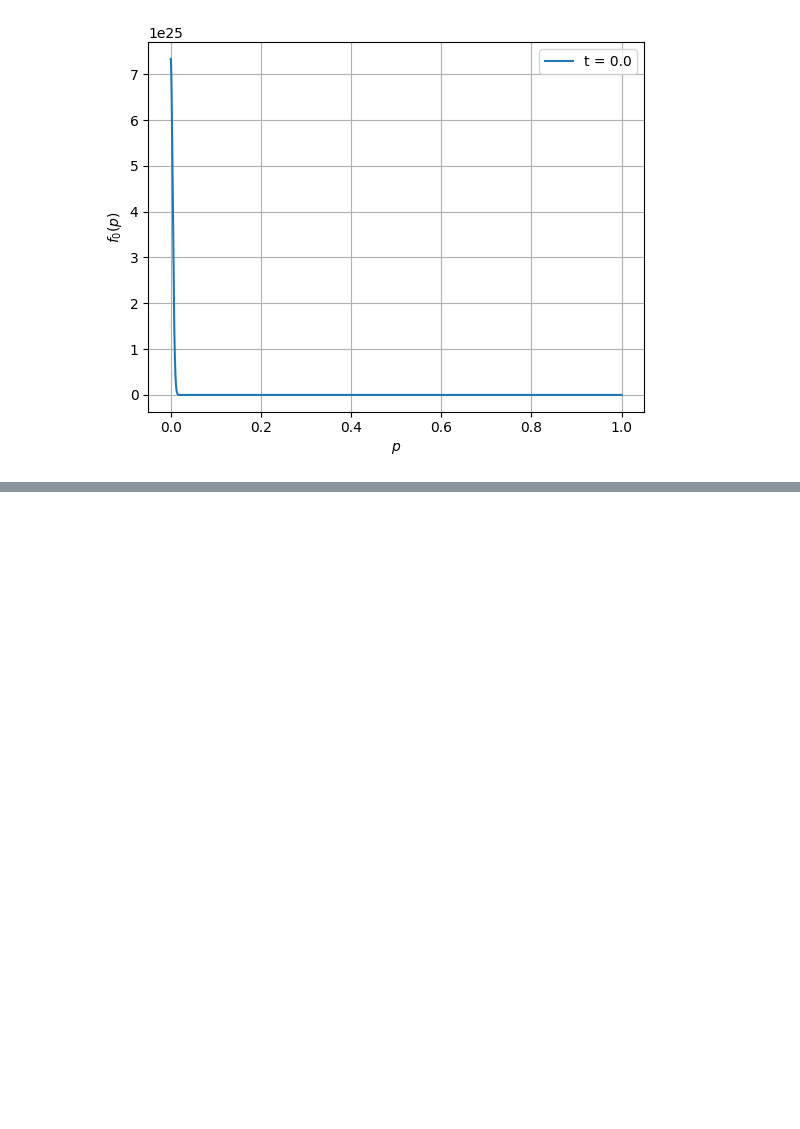
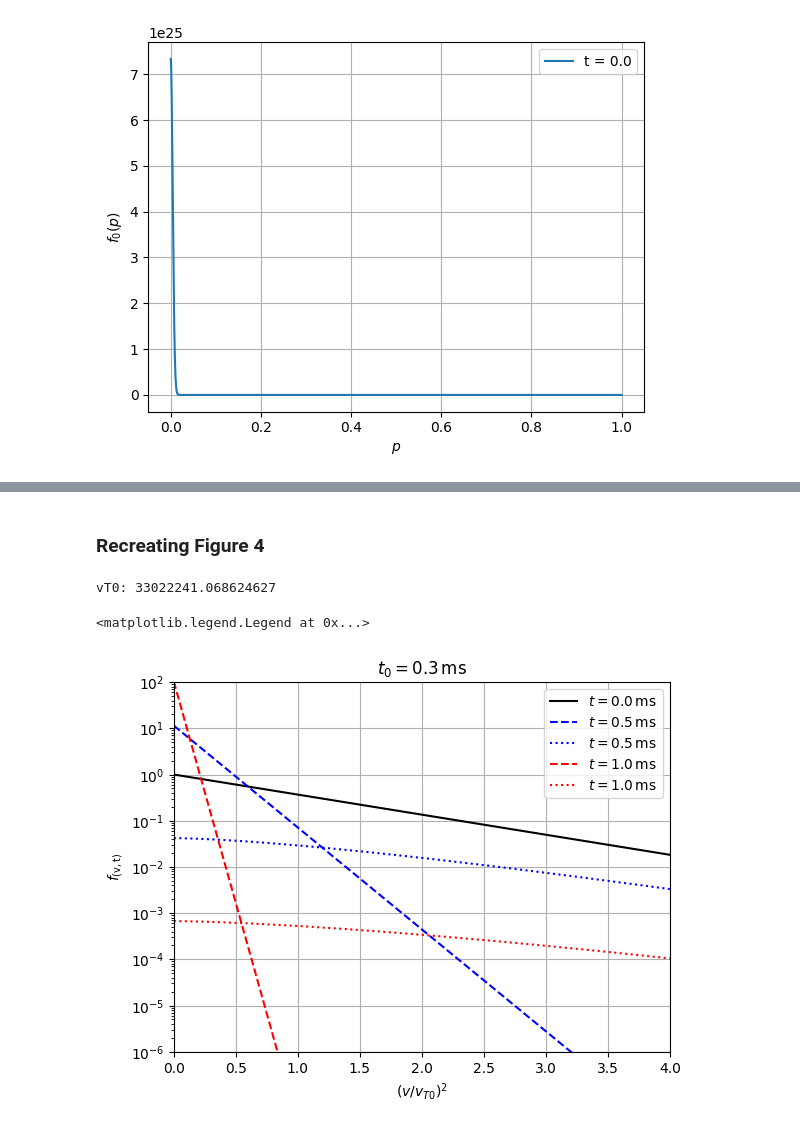
Before and after one commit to ridatta/RE_Solver, a Jupyter notebook: hot_tail.ipynb, the cells around one changed output, grey strips where cells are left out. Drawn from its saved outputs; the diff is of its cells as text; code cells hidden in the pictures; blank space fills up the shorter version.

```diff
--- a/hot_tail.ipynb
+++ b/hot_tail.ipynb
@@ -117,0 +188,67 @@ plt.show()
+# %%
+def getfm(v, n0, vT):
+    """
+    Basic one without tau
+    v: velocity (m/s)
+    n0: density (m^-3)
+    vT: current thermal speed (m/s)
+    returns:
+    f : m^3
+    """
+    prefactor = n0 / (np.pi**1.5 * vT**3)
+    expo = -((v**2/vT**2))
+    return prefactor * np.exp(expo)
+# %% [markdown]
+### Recreating Figure 4
+# %%
+T0 = 3.1e3        # eV
+Tf = 0.01*T0      # eV
+t0 = 3e-4           # s
+n0 = 2.8e19           # m^-3
+
+tau = 0
+vT0 = getvT0(T0)
+print("vT0:", vT0)
+x = np.linspace(0, 4, 8000)      # x = (v / vT0)^2
+v = np.sqrt(x)*vT0
+
+fm = getfm(v, n0, vT0)
+norm_fac = max(fm)
+
+plt.plot(x, fm/norm_fac, "k", label=rf"$t = {tau*1e3:.1f}\,\mathrm{{ms}}$")
+plt.xlabel(r"$(v / v_{T0})^2$")
+plt.yscale("log")
+plt.ylim((1e-6, 1e2))
+plt.xlim((0,4))
+plt.ylabel(r"$f_{\mathrm{(v,t)}}$")
+plt.title(r"$t_0 = 0.3\,\mathrm{ms}$")
+
+plt.grid(True)
+
+t = 5e-4
+T = temperature(t, T0, Tf, t0)
+vT = getvT0(T)
+fm = getfm(v, n0, vT)
+plt.plot(x, fm/norm_fac, "b--", label=rf"$t = {t*1e3:.1f}\,\mathrm{{ms}}$")
+
+nu0 = getnu0(n0, T0)
+tau = getTau(nu0, t, t0)
+f = getf(v, n0, vT0, tau)
+plt.plot(x, f/norm_fac, "b:", label=rf"$t = {t*1e3:.1f}\,\mathrm{{ms}}$")
+
+t = 1e-3
+T = temperature(t, T0, Tf, t0)
+vT = getvT0(T)
+fm = getfm(v, n0, vT)
+plt.plot(x, fm/norm_fac, "r--", label=rf"$t = {t*1e3:.1f}\,\mathrm{{ms}}$")
+
+nu0 = getnu0(n0, T0)
+tau = getTau(nu0, t, t0)
+f = getf(v, n0, vT0, tau)
+plt.plot(x, f/norm_fac, "r:", label=rf"$t = {t*1e3:.1f}\,\mathrm{{ms}}$")
+
+plt.legend()
+# %% [output]
+vT0: 33022241.068624627
+<matplotlib.legend.Legend at 0x...>
+[figure, added]
```
Also changed, not shown: parts of 15 cells of this notebook, 5 other files.
